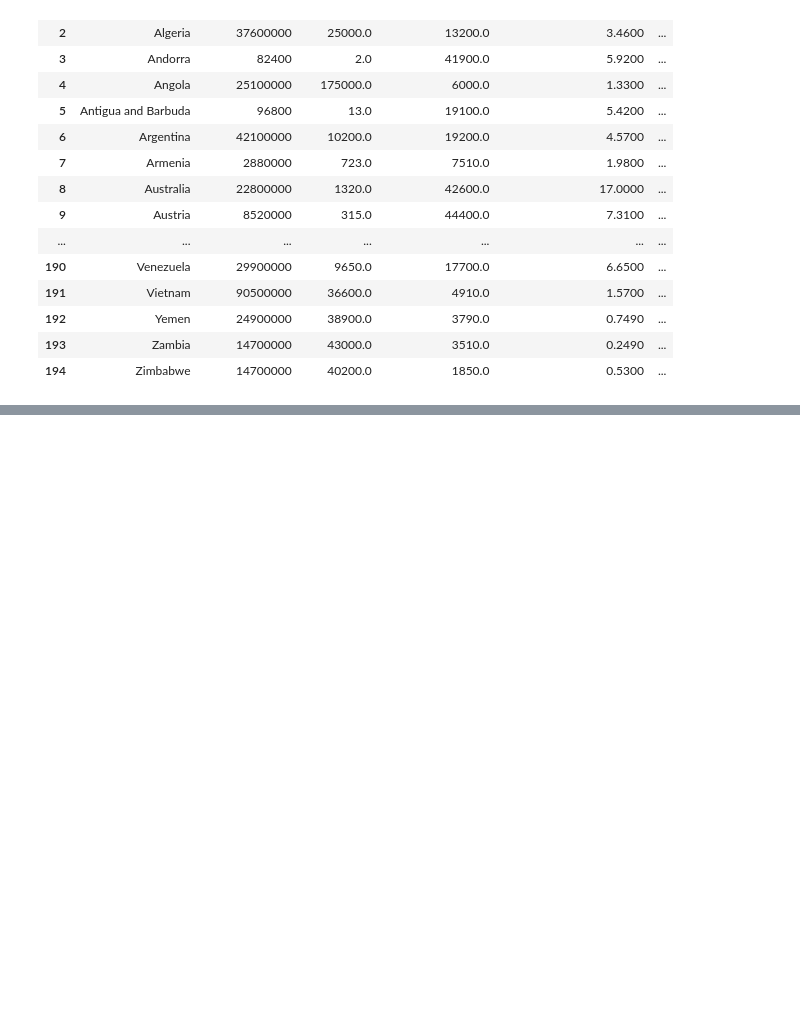
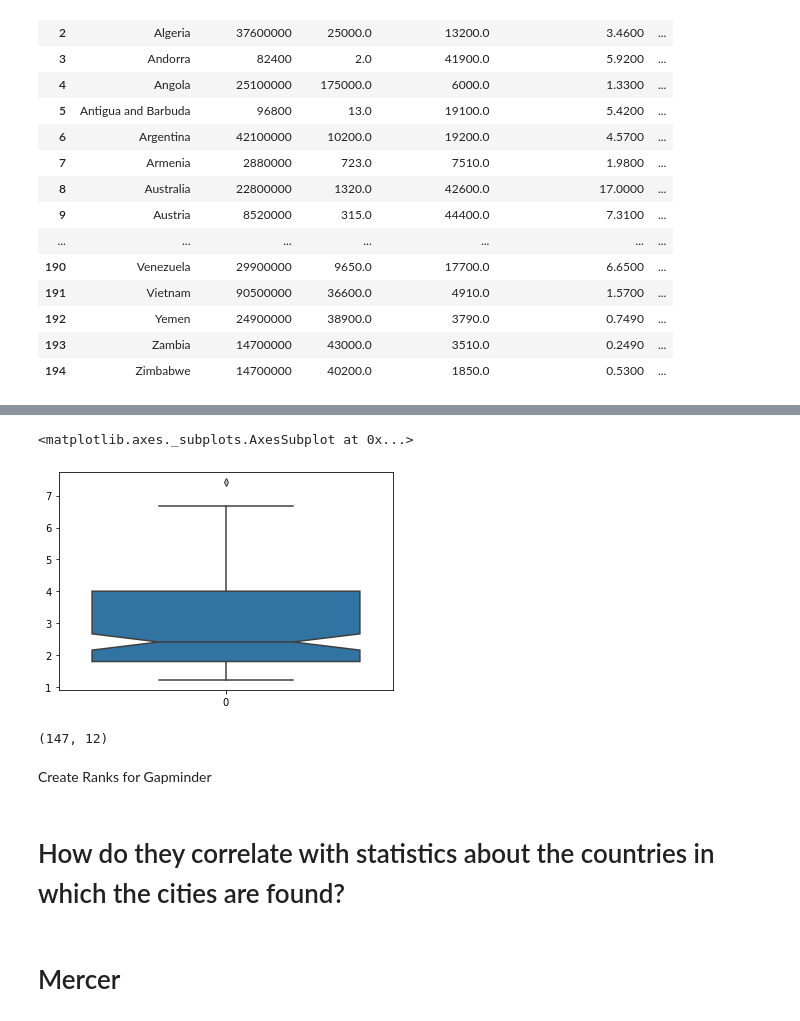
Before and after one commit to helmuthb/data-oriented-programming, a Jupyter notebook: Gapminder.ipynb, the cells around one changed output, grey strips where cells are left out. Cells and saved outputs as stored; diff of their text form; code cells hidden in the pictures; blank space fills up the shorter version.

```diff
--- a/Gapminder.ipynb
+++ b/Gapminder.ipynb
@@ -164,2 +181,11 @@ dfmerged.dropna().shape
+# %%
+sns.boxplot(notch=True, data=dfmerged['fertility_children_per_woman'], flierprops=flierprops)
+# %% [output]
+<matplotlib.axes._subplots.AxesSubplot at 0x...>
+[figure, added]
 # %%
-dfGapminder = dfmerged.dropna().shape
+dfGapminder = dfmerged.dropna()
+print(dfGapminder.shape)
+dfGapminder.loc[:, ['country']] = dfGapminder['country'].str.strip()
+# %% [output]
+(147, 12)
@@ -165,0 +199,2 @@ dfGapminder = dfmerged.dropna().shape
+# %% [markdown]
+Create Ranks for Gapminder
@@ -165,0 +213,4 @@ dfGapminder = dfmerged.dropna().shape
+# %% [markdown]
+# How do they correlate with statistics about the countries in which the cities are found?
+# %% [markdown]
+# Mercer
```
Also changed, not shown: parts of 28 cells of this notebook, 1 other file.
